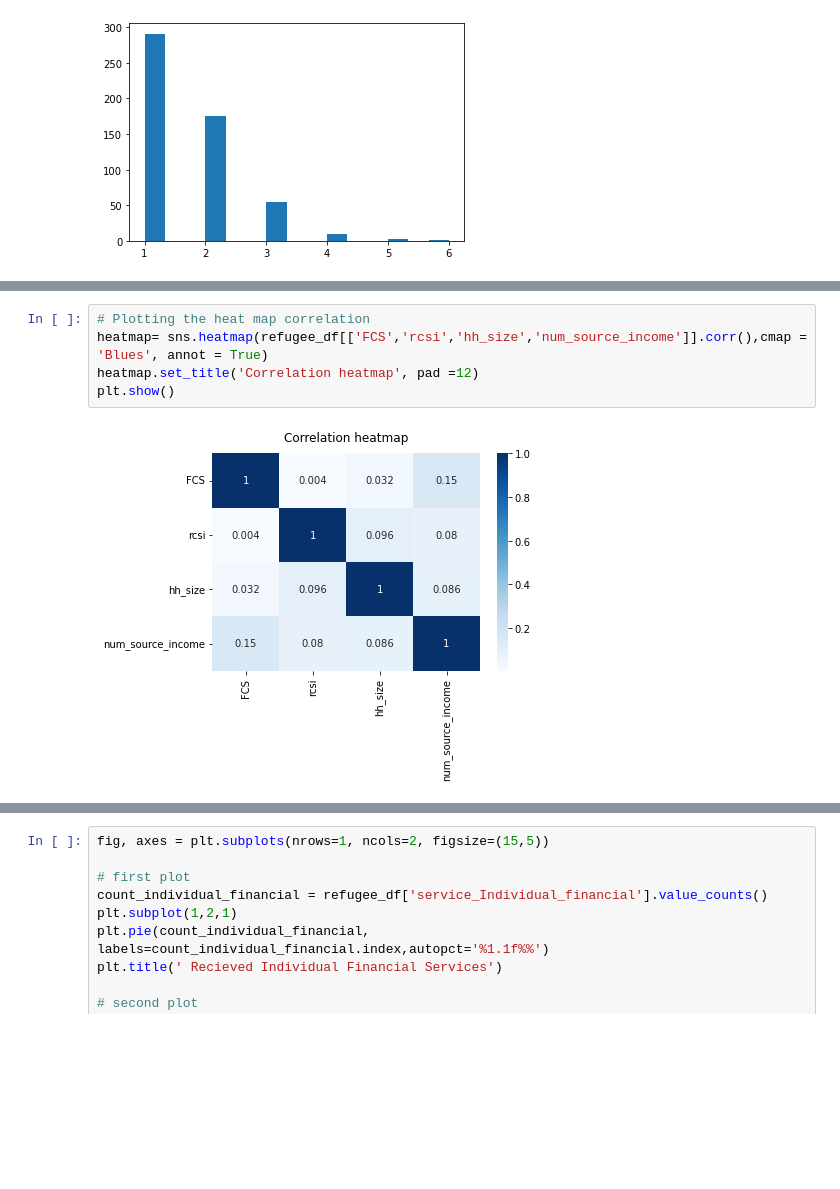
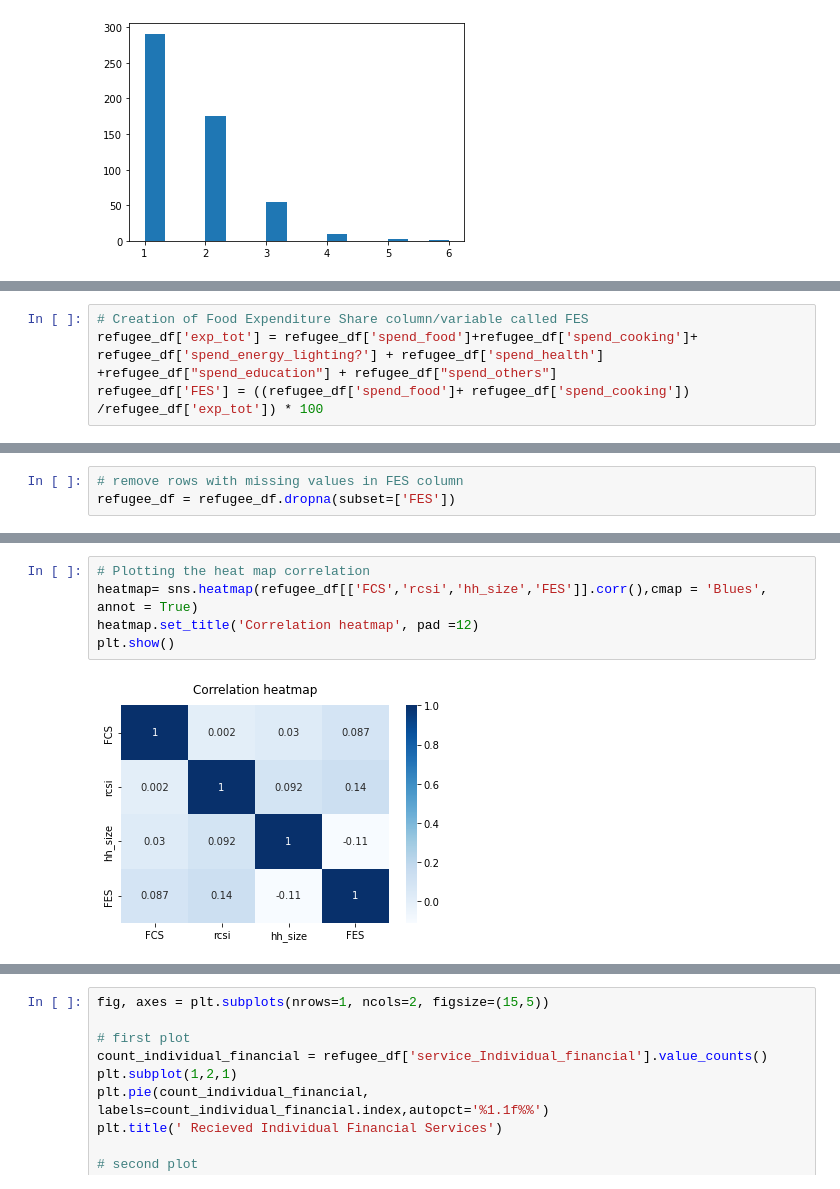
Before and after one commit to naeljb/uthabiti, a Jupyter notebook: uthabiti_refugee_MachineLearning1.ipynb, the cells around one changed output, grey strips where cells are left out. Drawn from its saved outputs; the diff is of its cells as text; blank space fills up the shorter version.

```diff
--- a/uthabiti_refugee_MachineLearning1.ipynb
+++ b/uthabiti_refugee_MachineLearning1.ipynb
@@ -99,0 +149,4 @@ plt.show()
+# %%
+# Creation of Food Expenditure Share column/variable called FES
+refugee_df['exp_tot'] = refugee_df['spend_food']+refugee_df['spend_cooking']+ refugee_df['spend_energy_lighting?'] + refugee_df['spend_health'] +refugee_df["spend_education"] + refugee_df["spend_others"]
+refugee_df['FES'] = ((refugee_df['spend_food']+ refugee_df['spend_cooking']) /refugee_df['exp_tot']) * 100
@@ -99,0 +159,3 @@ plt.show()
+# %%
+# remove rows with missing values in FES column
+refugee_df = refugee_df.dropna(subset=['FES'])
@@ -100,7 +191,7 @@ plt.show()
 # %%
 # Plotting the heat map correlation
-heatmap= sns.heatmap(refugee_df[['FCS','rcsi','hh_size','num_source_income']].corr(),cmap = 'Blues', annot = True)
+heatmap= sns.heatmap(refugee_df[['FCS','rcsi','hh_size','FES']].corr(),cmap = 'Blues', annot = True)
 heatmap.set_title('Correlation heatmap', pad =12)
 plt.show()
 # %% [output]
-[figure, old version]
+[figure, new version]
```
Also changed, not shown: parts of 119 cells of this notebook, 3 other files.
